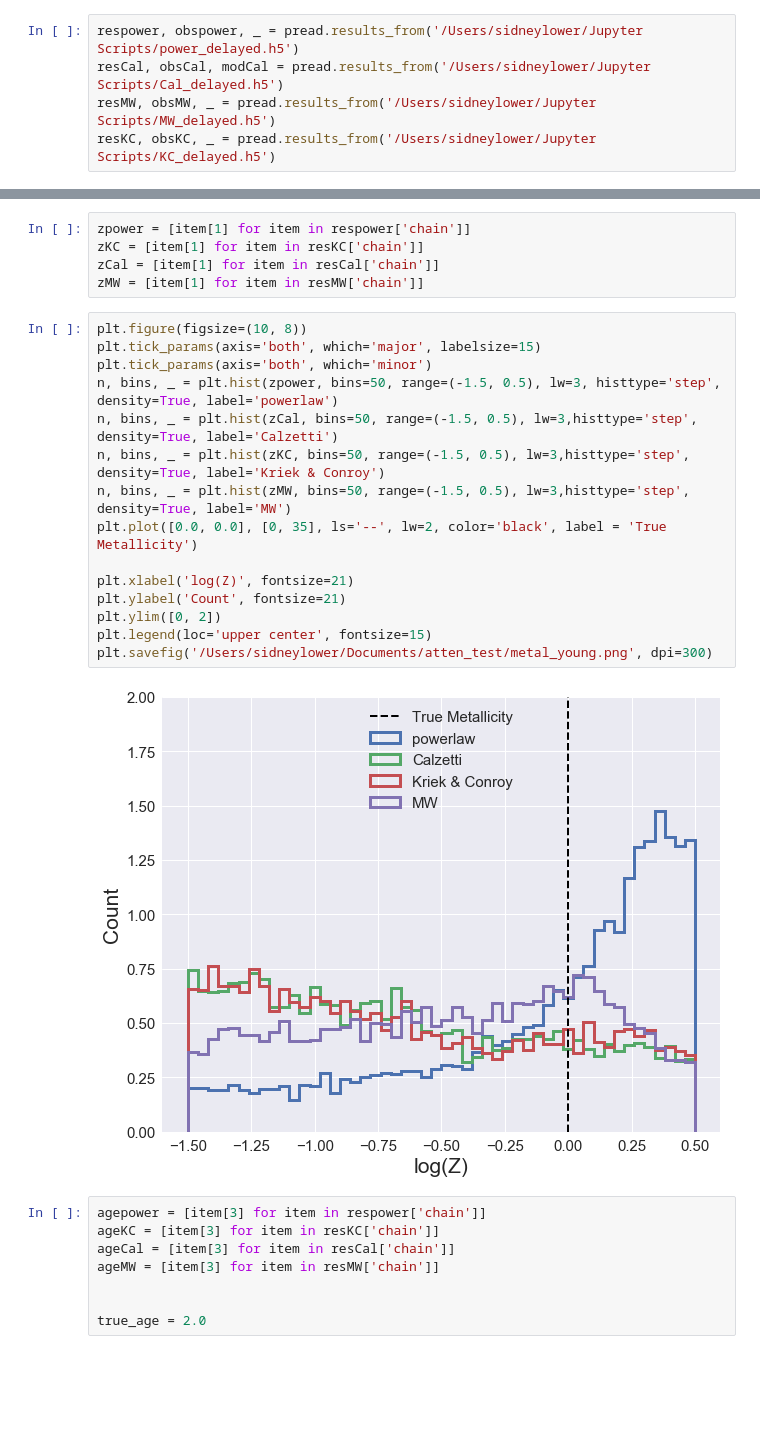
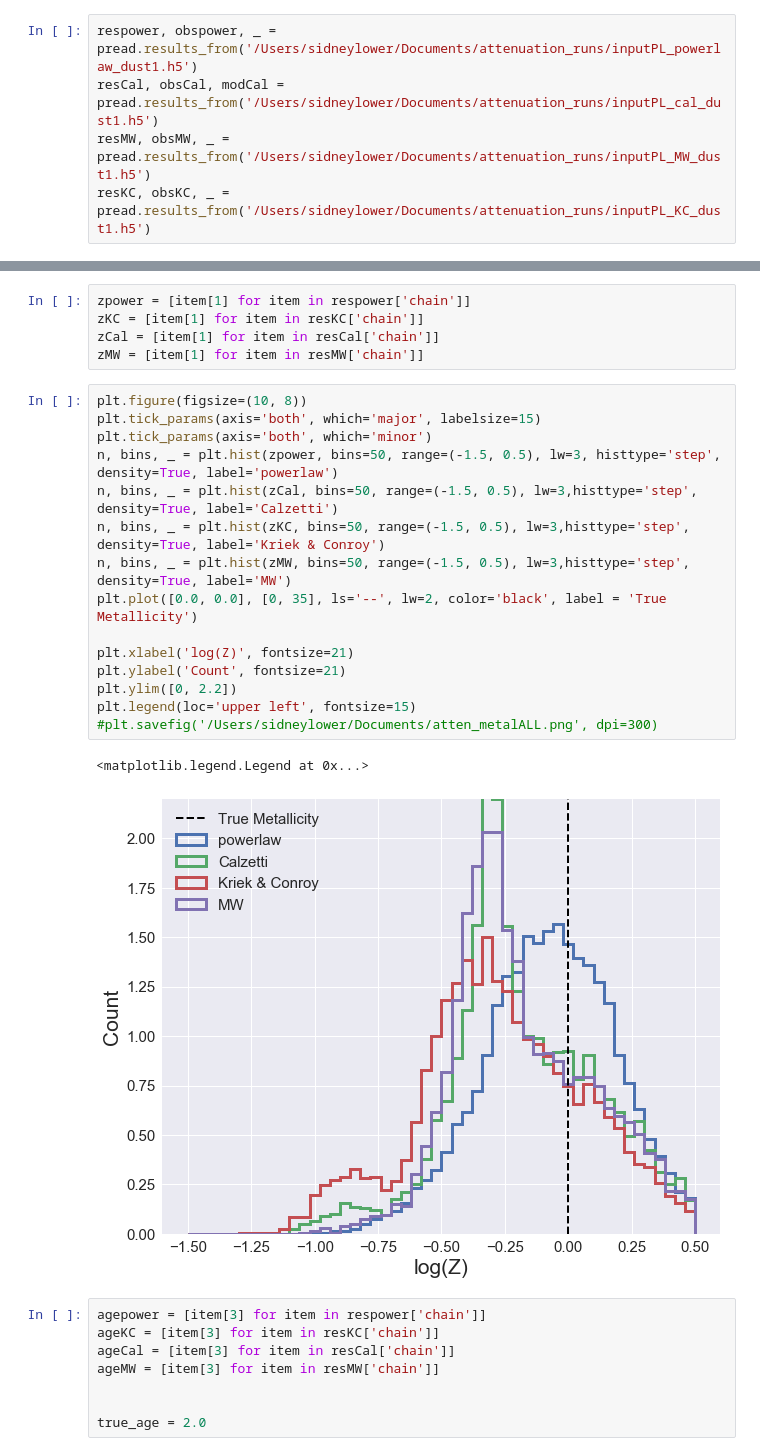
Before and after one commit to smlower/scripts_n_things, a Jupyter notebook: fsps_prospector.ipynb, the cells around one changed output, grey strips where cells are left out. Cells and saved outputs as stored; diff of their text form; blank space fills up the shorter version.

Commit message:
adding attenuation test script

```diff
--- a/fsps_prospector.ipynb
+++ b/fsps_prospector.ipynb
@@ -305,7 +233,7 @@ import prospect.io.read_results as pread
 from astropy import uncertainty as unc
 from astropy.visualization import quantity_support
 # %%
-respower, obspower, _ = pread.results_from('/Users/sidneylower/Jupyter Scripts/power_delayed.h5')
-resCal, obsCal, modCal = pread.results_from('/Users/sidneylower/Jupyter Scripts/Cal_delayed.h5')
-resMW, obsMW, _ = pread.results_from('/Users/sidneylower/Jupyter Scripts/MW_delayed.h5')
-resKC, obsKC, _ = pread.results_from('/Users/sidneylower/Jupyter Scripts/KC_delayed.h5')
+respower, obspower, _ = pread.results_from('/Users/sidneylower/Documents/attenuation_runs/inputPL_powerlaw_dust1.h5')
+resCal, obsCal, modCal = pread.results_from('/Users/sidneylower/Documents/attenuation_runs/inputPL_cal_dust1.h5')
+resMW, obsMW, _ = pread.results_from('/Users/sidneylower/Documents/attenuation_runs/inputPL_MW_dust1.h5')
+resKC, obsKC, _ = pread.results_from('/Users/sidneylower/Documents/attenuation_runs/inputPL_KC_dust1.h5')
@@ -413,20 +293,21 @@ zMW = [item[1] for item in resMW['chain']]
 # %%
 plt.figure(figsize=(10, 8))
 plt.tick_params(axis='both', which='major', labelsize=15)
 plt.tick_params(axis='both', which='minor')
 n, bins, _ = plt.hist(zpower, bins=50, range=(-1.5, 0.5), lw=3, histtype='step', density=True, label='powerlaw')
 n, bins, _ = plt.hist(zCal, bins=50, range=(-1.5, 0.5), lw=3,histtype='step', density=True, label='Calzetti')
 n, bins, _ = plt.hist(zKC, bins=50, range=(-1.5, 0.5), lw=3,histtype='step', density=True, label='Kriek & Conroy')
 n, bins, _ = plt.hist(zMW, bins=50, range=(-1.5, 0.5), lw=3,histtype='step', density=True, label='MW')
 plt.plot([0.0, 0.0], [0, 35], ls='--', lw=2, color='black', label = 'True Metallicity')
 
 plt.xlabel('log(Z)', fontsize=21)
 plt.ylabel('Count', fontsize=21)
-plt.ylim([0, 2])
-plt.legend(loc='upper center', fontsize=15)
-plt.savefig('/Users/sidneylower/Documents/atten_test/metal_young.png', dpi=300)
+plt.ylim([0, 2.2])
+plt.legend(loc='upper left', fontsize=15)
+#plt.savefig('/Users/sidneylower/Documents/atten_metalALL.png', dpi=300)
 # %% [output]
+<matplotlib.legend.Legend at 0x...>
-[figure, old version]
+[figure, new version]
 # %%
 agepower = [item[3] for item in respower['chain']]
 ageKC = [item[3] for item in resKC['chain']]
```
Also changed, not shown: parts of 47 cells of this notebook, 1 other file.
